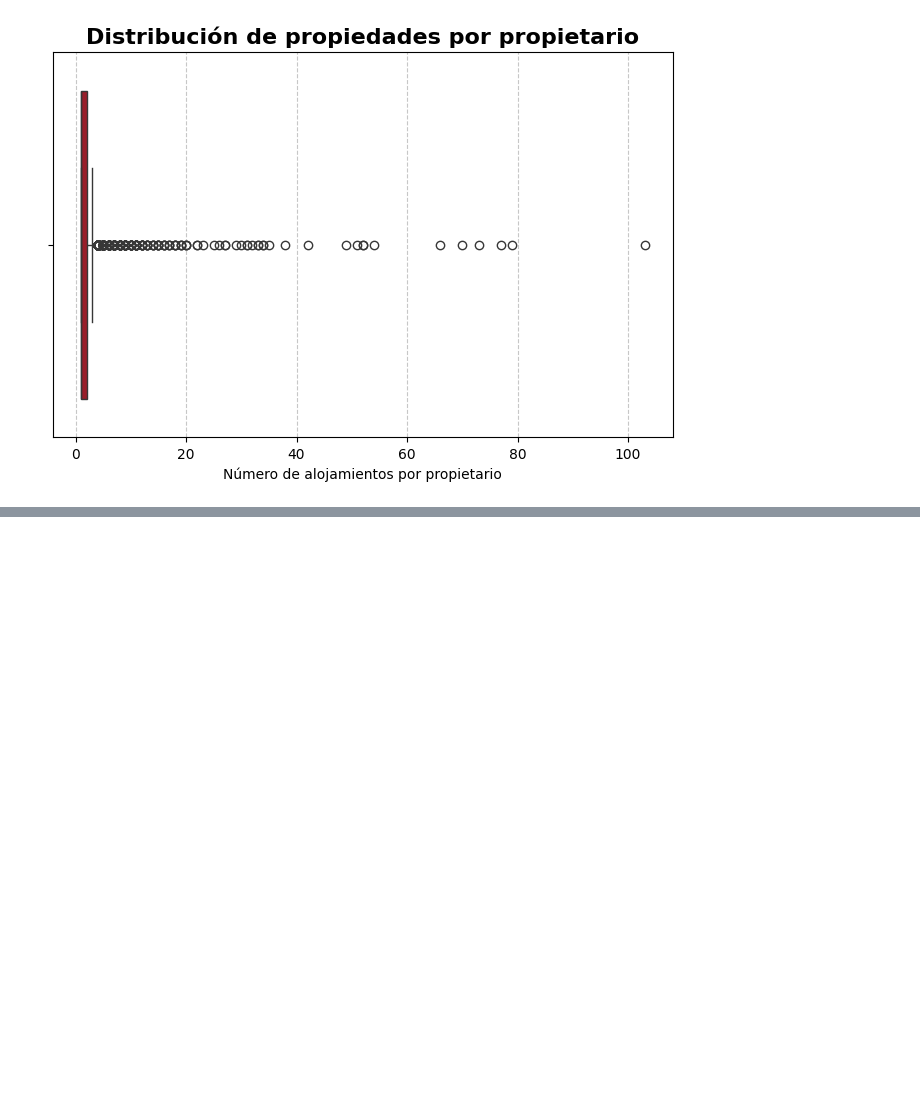
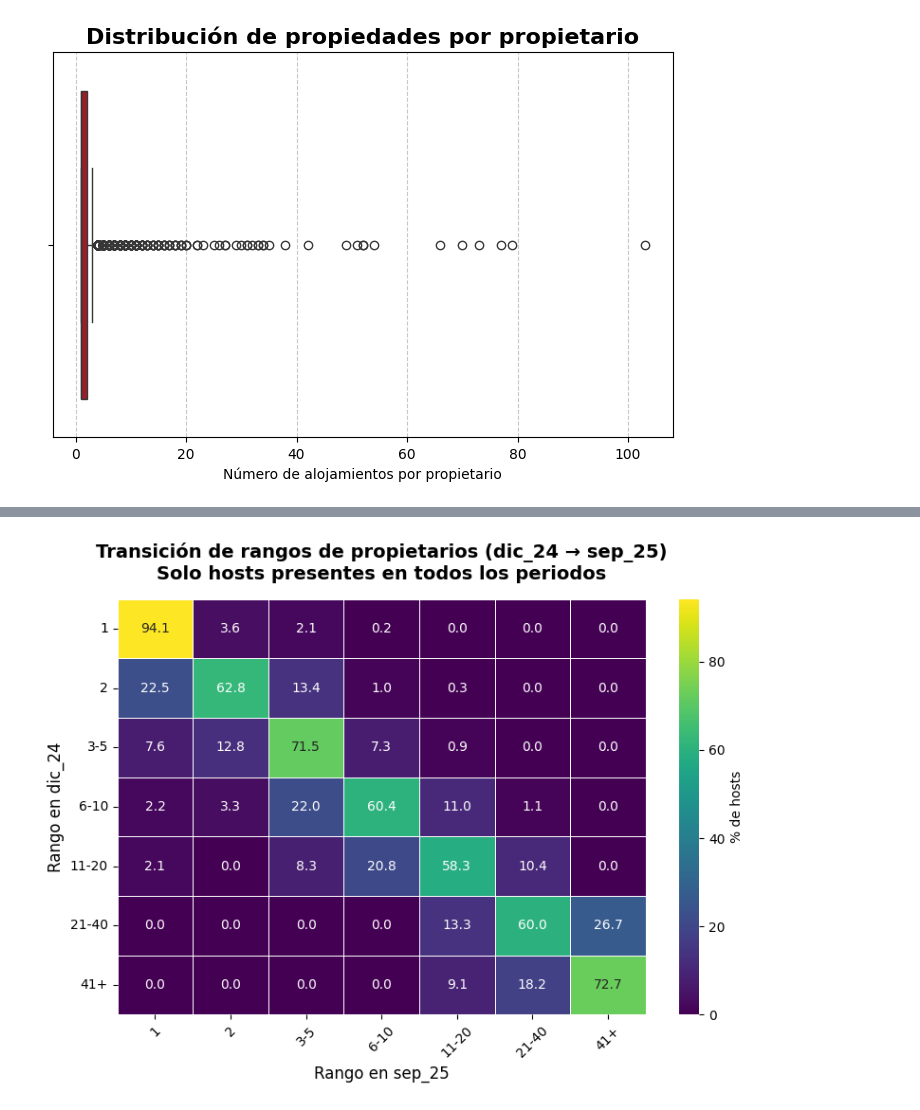
Before and after one commit to alandpal/EDA_AIRBNB, a Jupyter notebook: Proyecto EDA Airbnb.ipynb, the cells around one changed output, grey strips where cells are left out. Drawn from its saved outputs; the diff is of its cells as text; code cells hidden in the pictures; blank space fills up the shorter version.

```diff
--- a/Proyecto EDA Airbnb.ipynb
+++ b/Proyecto EDA Airbnb.ipynb
@@ -651,0 +603,84 @@ Desviación estándar de precios:
+# %%
+# 8. Analizar cambios de rango entre dic_24 y sep_25 (solo hosts presentes en todos los periodos)
+
+# --- 1️⃣ Identificar hosts comunes en todos los periodos ---
+hosts_por_fecha = df_Airbnb.groupby('fecha')['host_id'].apply(set)
+hosts_comunes = set.intersection(*hosts_por_fecha.values)
+
+print(f"Hosts presentes en todos los periodos: {len(hosts_comunes)}")
+
+# --- 2️⃣ Filtrar hosts comunes y calcular rangos por periodo ---
+df_hosts_comunes = df_Airbnb[df_Airbnb['host_id'].isin(hosts_comunes)].copy()
+
+# Calcular máximo de propiedades por host y fecha
+df_rangos = (
+    df_hosts_comunes
+    .groupby(['fecha', 'host_id'], as_index=False)['calculated_host_listings_count']
+    .max()
+)
+
+# Crear rangos
+df_rangos['rango'] = pd.cut(
+    df_rangos['calculated_host_listings_count'],
+    bins=bins,
+    labels=labels,
+    right=True
+)
+
+# --- 3️⃣ Pivotear para tener un registro por host ---
+rangos_wide = df_rangos.pivot(index='host_id', columns='fecha', values='rango').reset_index()
+
+# --- 4️⃣ Filtrar los que tienen rango en TODAS las fechas (ya deberían estar) ---
+rangos_wide = rangos_wide.dropna(subset=['dic_24', 'mar_25', 'jun_25', 'sep_25'])
+
+# --- 5️⃣ Detectar cambio entre dic_24 y sep_25 ---
+# 🔹 MEJORA: Convertir a Categorical con orden para comparación más robusta
+rangos_wide['dic_24'] = pd.Categorical(rangos_wide['dic_24'], categories=labels, ordered=True)
+rangos_wide['sep_25'] = pd.Categorical(rangos_wide['sep_25'], categories=labels, ordered=True)
+
+rangos_wide['cambio'] = rangos_wide.apply(
+    lambda x: (
+        'Mismo rango' if x['dic_24'] == x['sep_25']
+        else 'Sube' if x['sep_25'] > x['dic_24']  # 🔹 Comparación directa con Categorical
+        else 'Baja'
+    ),
+    axis=1
+)
+
+# --- 6️⃣ Resumen general ---
+resumen_cambios = rangos_wide['cambio'].value_counts().reset_index()
+resumen_cambios.columns = ['Tipo de cambio', 'Número de hosts']
+
+print("\nEvolución de rangos de propietarios (solo hosts comunes en todos los periodos):")
+print(resumen_cambios)
+
+# --- 7️⃣ Matriz de transición (dic_24 → sep_25) ---
+matriz_transicion = pd.crosstab(
+    rangos_wide['dic_24'],
+    rangos_wide['sep_25'],
+    normalize='index'
+) * 100
+
+print("\nMatriz de transición de rangos (%):")
+print(matriz_transicion.round(1))
+
+# --- 8️⃣ Visualización de la matriz de transición ---
+plt.figure(figsize=(8,6))
+sns.heatmap(
+    matriz_transicion,
+    annot=True,
+    fmt=".1f",
+    cmap="viridis",
+    cbar_kws={'label': '% de hosts'},
+    linewidths=0.5
+)
+
+plt.title('Transición de rangos de propietarios (dic_24 → sep_25)\nSolo hosts presentes en todos los periodos',
+          fontsize=14, fontweight='bold', pad=15)
+plt.xlabel('Rango en sep_25', fontsize=12)
+plt.ylabel('Rango en dic_24', fontsize=12)
+plt.yticks(rotation=0)
+plt.xticks(rotation=45)
+plt.tight_layout()
+plt.show()
+# %% [output]
@@ -651,0 +705 @@ Desviación estándar de precios:
+[figure, added]
```
Also changed, not shown: parts of 11 cells of this notebook.
